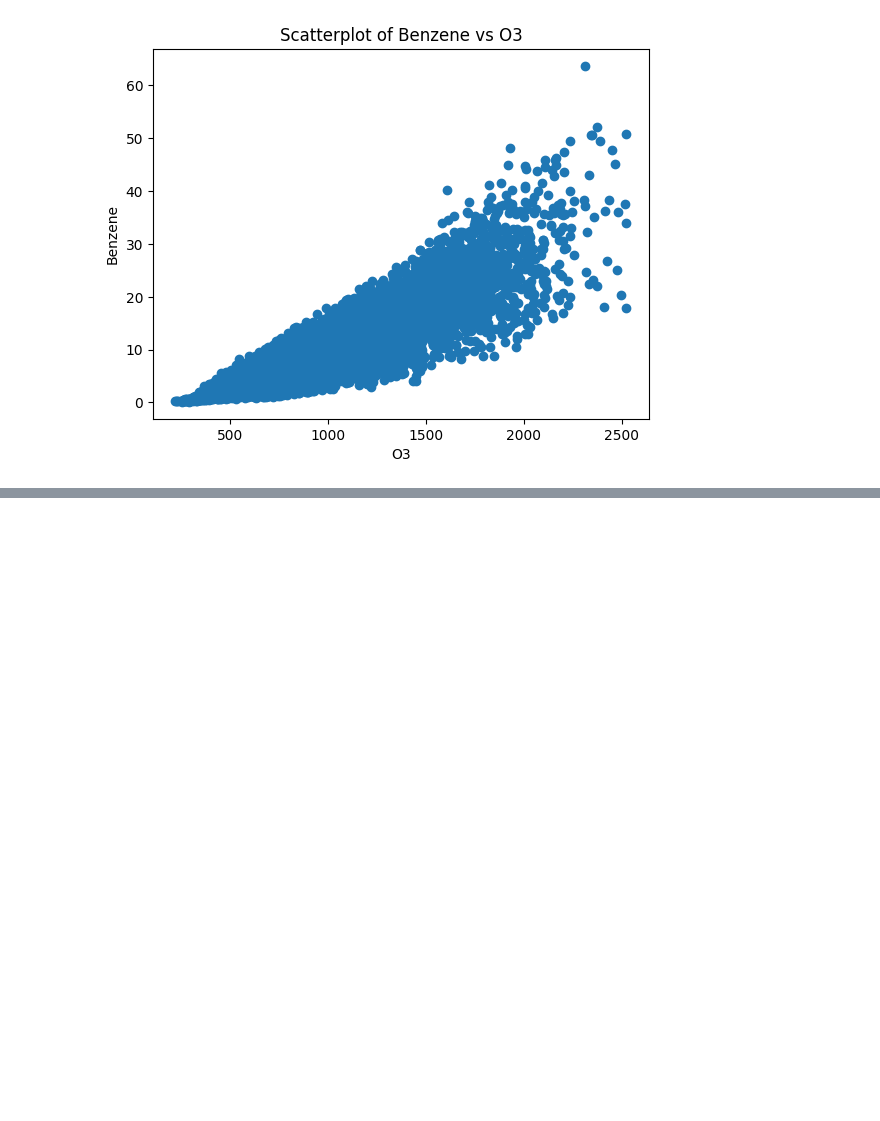
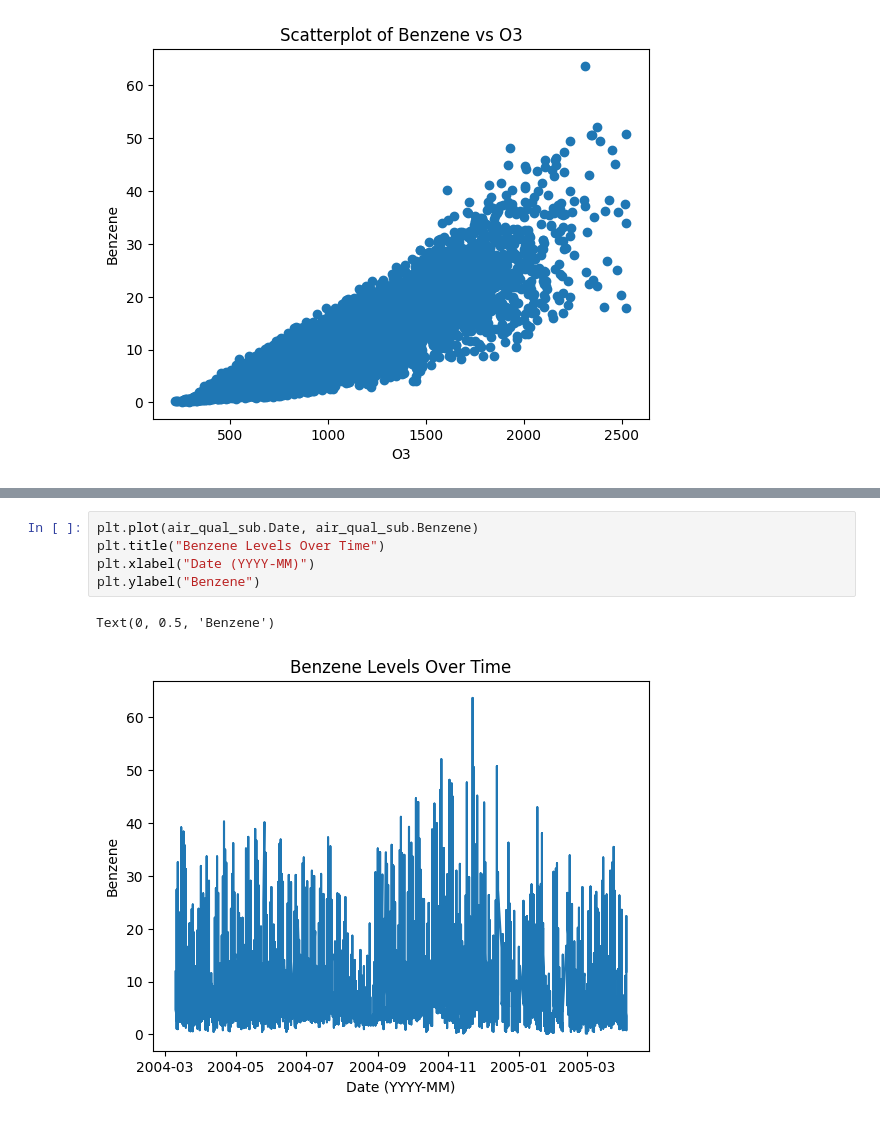
Before and after one commit to plindma/ST-554-Project1, a Jupyter notebook: Task2/ST554Project1Task2_Loring.ipynb, the cells around one changed output, grey strips where cells are left out. Drawn from its saved outputs; the diff is of its cells as text; blank space fills up the shorter version.

Commit message:
Pushing additional EDA updates (to the right place this time!)

```diff
--- a/Task2/ST554Project1Task2_Loring.ipynb
+++ b/Task2/ST554Project1Task2_Loring.ipynb
@@ -225,0 +260,8 @@ ADD COMMENTARY
+# %%
+plt.plot(air_qual_sub.Date, air_qual_sub.Benzene)
+plt.title("Benzene Levels Over Time")
+plt.xlabel("Date (YYYY-MM)")
+plt.ylabel("Benzene")
+# %% [output]
+Text(0, 0.5, 'Benzene')
+[figure, added]
```
Also changed, not shown: parts of 15 cells of this notebook.
